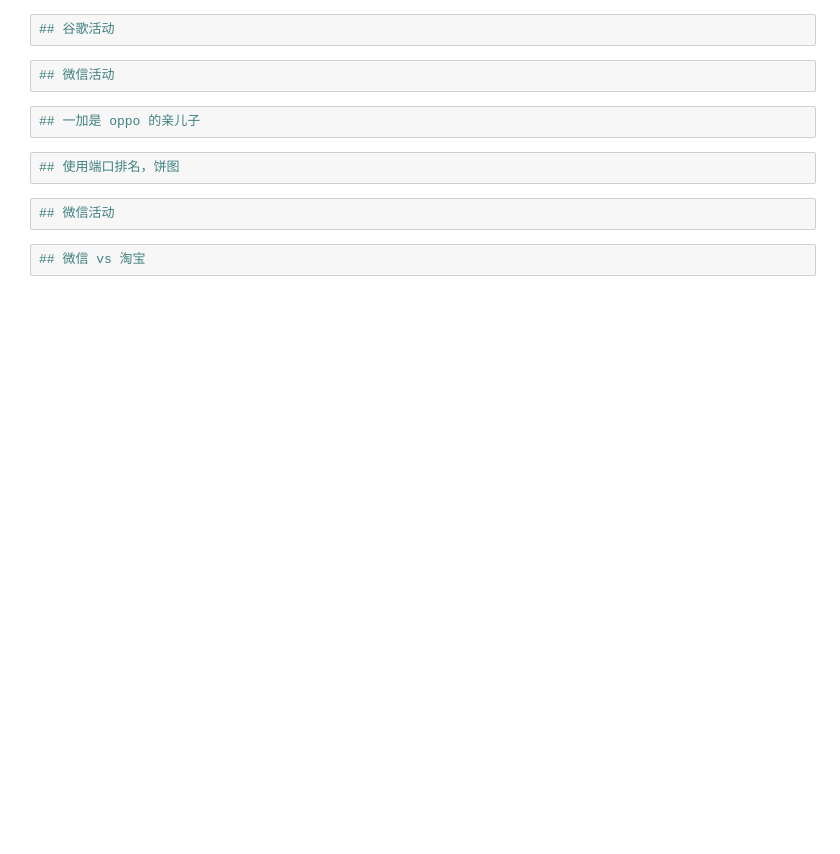
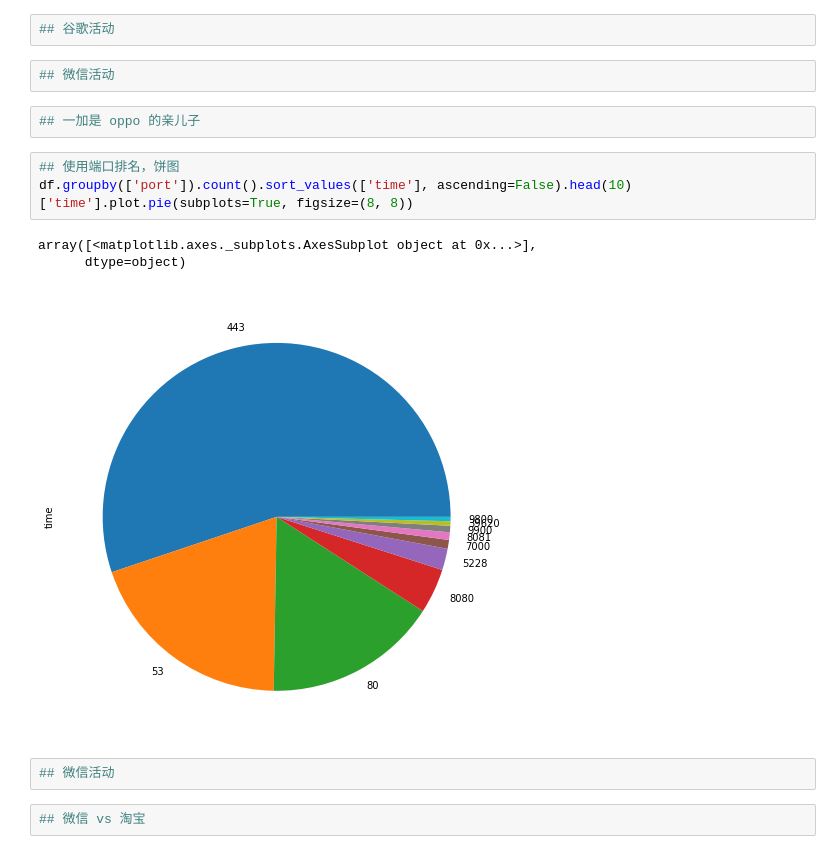
Before and after one commit to wangshub/tracking-my-phone, a Jupyter notebook: visual.ipynb, the cells around one changed output. Saved outputs shown, nothing was run; the diff lists cells and outputs as text; blank space fills up the shorter version.

```diff
--- a/visual.ipynb
+++ b/visual.ipynb
@@ -40,8 +48,13 @@ df.head()
 ## 微信活动
 # %%
 ## 一加是 oppo 的亲儿子
-# %%
-## 使用端口排名，饼图
+# %%
+## 使用端口排名，饼图
+df.groupby(['port']).count().sort_values(['time'], ascending=False).head(10)['time'].plot.pie(subplots=True, figsize=(8, 8))
+# %% [output]
+array([<matplotlib.axes._subplots.AxesSubplot object at 0x...>],
+      dtype=object)
+[figure, added]
 # %%
 ## 微信活动
 # %%
```
Also changed, not shown: parts of 4 cells of this notebook, 5 other files.
